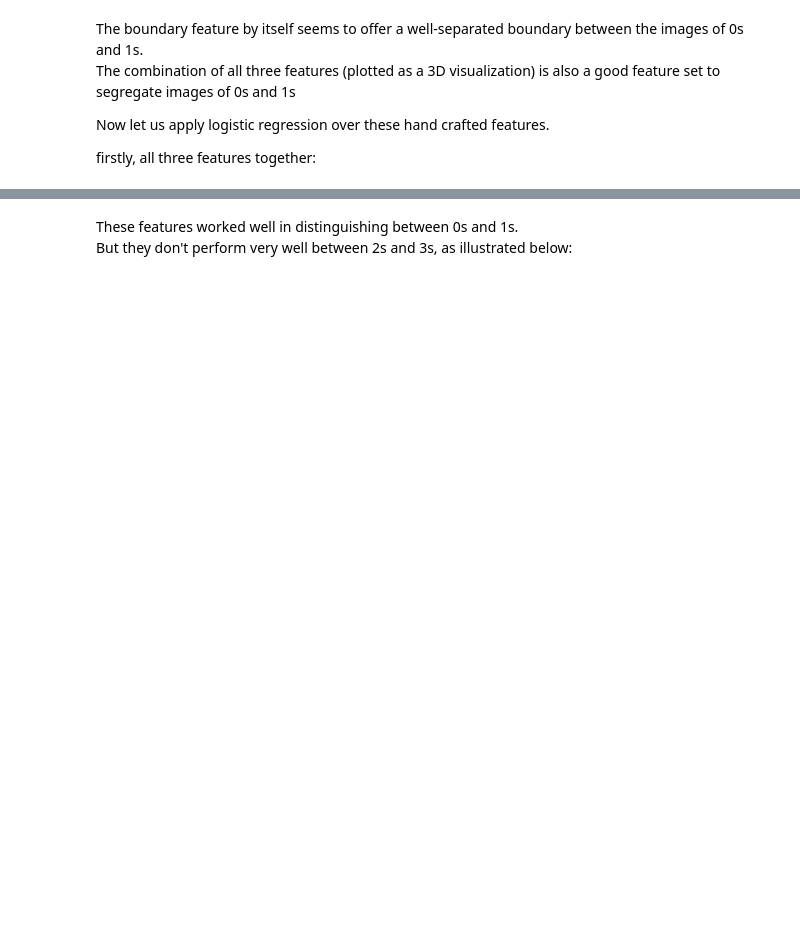
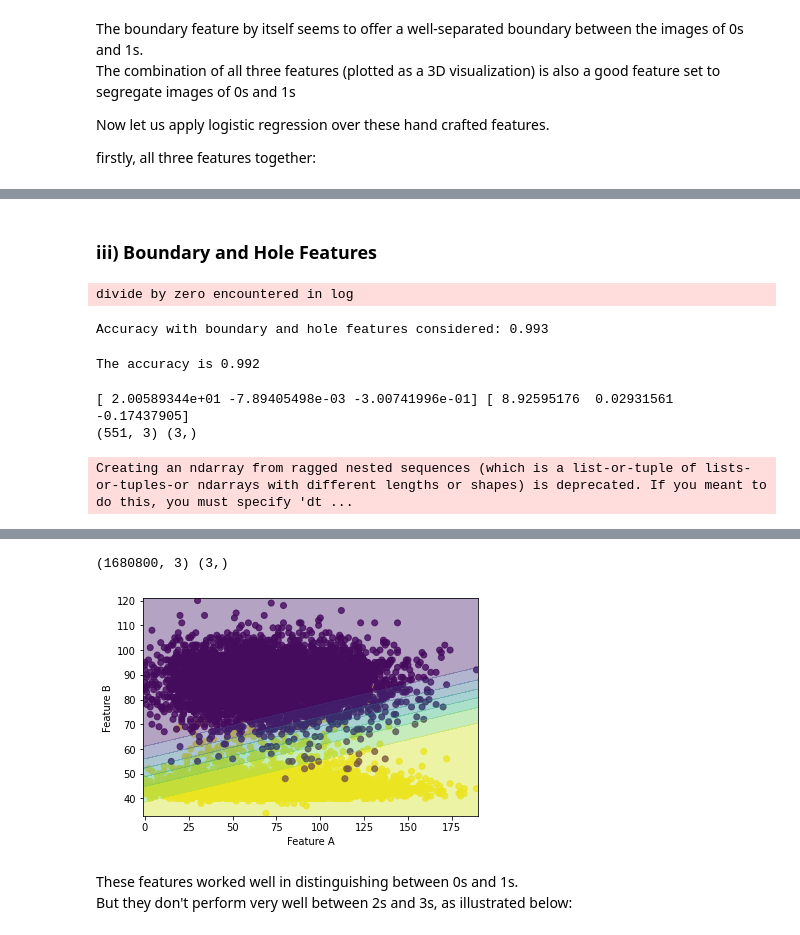
Before and after one commit to ssncodingclub/Machine-Learning, a Jupyter notebook: Meet-4/LogisiticRegWithMNIST.ipynb, the cells around one changed output, grey strips where cells are left out. Cells and saved outputs as stored; diff of their text form; code cells hidden in the pictures; blank space fills up the shorter version.

```diff
--- a/Meet-4/LogisiticRegWithMNIST.ipynb
+++ b/Meet-4/LogisiticRegWithMNIST.ipynb
@@ -427,0 +632,50 @@ Creating an ndarray from ragged nested sequences (which is a list-or-tuple of li
+# %% [markdown]
+### iii) Boundary and Hole Features
+# %%
+# third feature: Boundary & Hole
+X_train, X_test, y_train, y_test= train_test_split(data[:, :3:2], (data[:,3]=='class 1').astype(int), test_size=0.2, random_state=0)
+X_train = np.hstack([np.ones([X_train.shape[0],1]), X_train])
+X_test = np.hstack([np.ones([X_test.shape[0],1]), X_test])
+
+model= LogisticRegressionScratch()
+model.fit (X_train, y_train)
+
+model.predict(X_test)
+accuracy_boundary_hole = ((pred>0.5)==y_test).mean()
+
+print("Accuracy with boundary and hole features considered: %.3f" % accuracy_boundary_hole)
+# %% [output]
+divide by zero encountered in log
+Accuracy with boundary and hole features considered: 0.993
+# %%
+md = LogisticRegression()
+md.fit(X_train[:, 1:], y_train)
+pred = md.predict(X_test[:, 1:])
+accuracy = np.sum(y_test==pred)/len(y_test)
+
+print("The accuracy is %.3f" % accuracy)
+# %% [output]
+The accuracy is 0.992
+# %%
+from matplotlib import pyplot as plot
+
+# Plot the classifier results
+cl1 = ['class 1']*len(sum1)
+cl0 = ['class 0']*len(sum0)
+df = pd.DataFrame(list(zip(np.concatenate((hole0, hole0)), np.concatenate((sum1,sum0)),
+                           np.concatenate((bound1,bound0)), np.concatenate((cl1, cl0)))),
+               columns =['Hole', 'Sum', 'Boundary', 'Class'])
+
+scikit_theta = np.hstack((md.intercept_, md.coef_[0]))
+print(scikit_theta, model.theta)
+
+fig = px.scatter_3d(df, x='Hole', y='Boundary', z=[0.5 for x in range(len(df['Sum']))], color='Class')
+fig = plot_decision_boundary(scikit_theta, fig, df, ['Hole', 'Boundary'])
+fig.show()
+
+plot = plot_decision_boundary_alt(df[['Hole', 'Boundary']], df['Class'], model.theta, plot)
+plot.show()
+# %% [output]
+[ 2.00589344e+01 -7.89405498e-03 -3.00741996e-01] [ 8.92595176  0.02931561 -0.17437905]
+(551, 3) (3,)
+Creating an ndarray from ragged nested sequences (which is a list-or-tuple of lists-or-tuples-or ndarrays with different lengths or shapes) is deprecated. If you meant to do this, you must specify 'dt ...
@@ -428,3 +683,5 @@ Creating an ndarray from ragged nested sequences (which is a list-or-tuple of li
+(1680800, 3) (3,)
+[figure, added]
 # %% [markdown]
 These features worked well in distinguishing between 0s and 1s.
 But they don't perform very well between 2s and 3s, as illustrated below:
```
Also changed, not shown: parts of 27 cells of this notebook.
